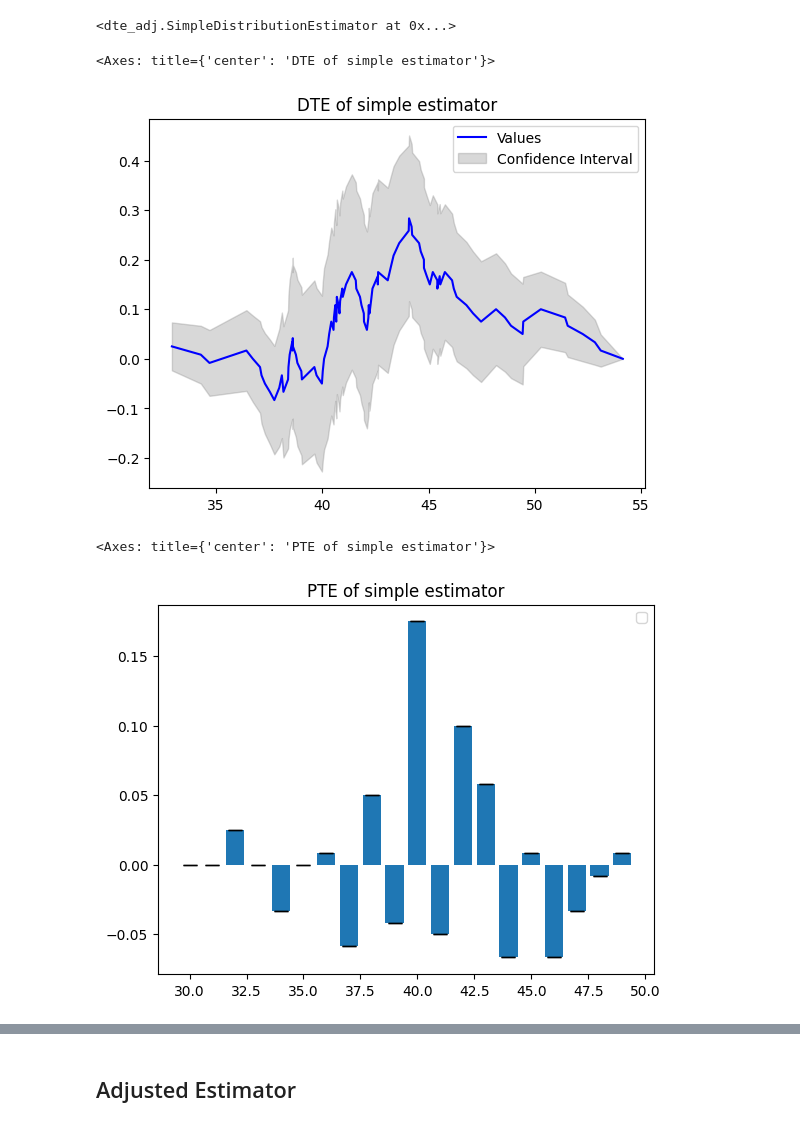
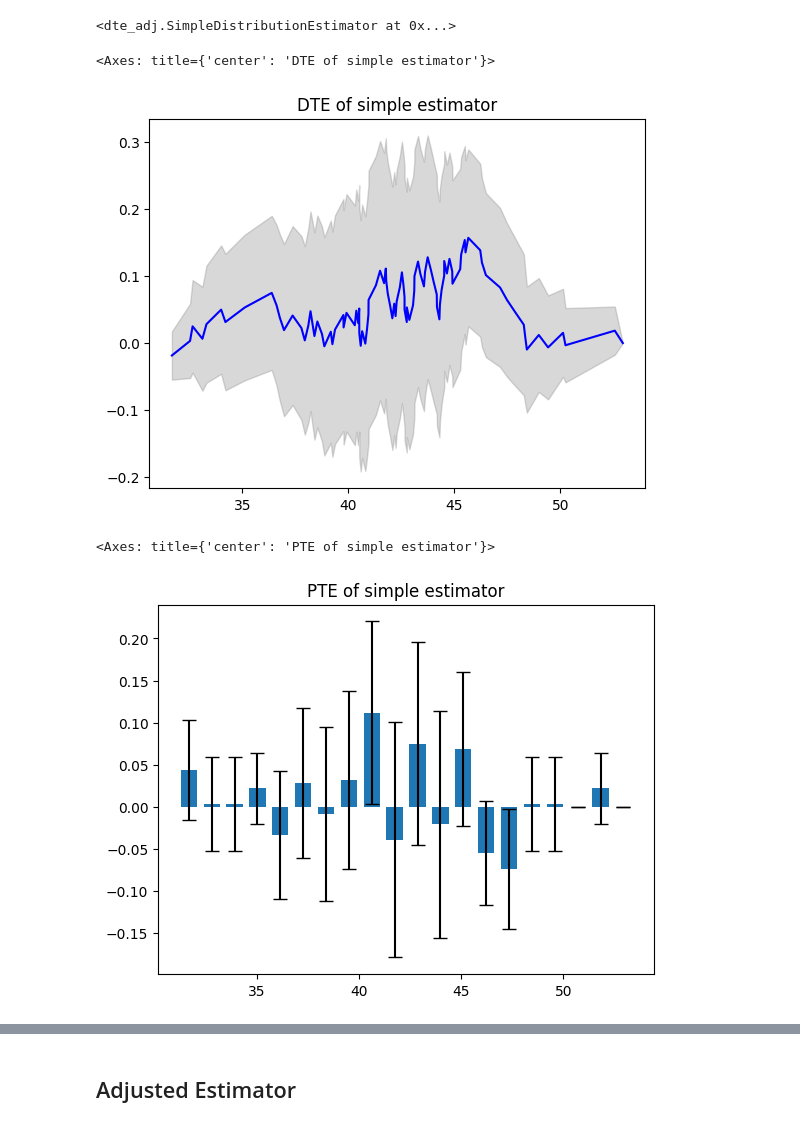
Before and after one commit to CyberAgentAILab/python-dte-adjustment, a Jupyter notebook: example/example.ipynb, the cells around one changed output, grey strips where cells are left out. Drawn from its saved outputs; the diff is of its cells as text; code cells hidden in the pictures.

```diff
--- a/example/example.ipynb
+++ b/example/example.ipynb
@@ -79,14 +79,15 @@ estimator.fit(X, D, Y)
 # %% [output]
 <dte_adj.SimpleDistributionEstimator at 0x...>
 # %%
-dte = estimator.predict_dte(0, 1, locations=np.sort(Y[:100]), variance_type="simple")
-plot(np.sort(Y[:100]), dte[0], dte[1], dte[2], title="DTE of simple estimator")
+dte, lower_bound, upper_bound = estimator.predict_dte(target_treatment_arm=1, control_treatment_arm=0, locations=np.sort(Y), variance_type="simple")
+plot(np.sort(Y), dte, lower_bound, upper_bound, title="DTE of simple estimator")
 # %% [output]
 <Axes: title={'center': 'DTE of simple estimator'}>
-[figure, old version]
+[figure, new version]
 # %%
-pte = estimator.predict_pte(0, 1, width=1,locations=np.arange(30, 50))
-plot(np.arange(30, 50), pte[0], pte[1], pte[2], chart_type="bar", title="PTE of simple estimator")
+locations = np.linspace(Y.min(), Y.max(), 20)
+pte, lower_bound, upper_bound = estimator.predict_pte(target_treatment_arm=1, control_treatment_arm=0, width=1, locations=locations)
+plot(locations, pte, lower_bound, upper_bound, chart_type="bar", title="PTE of simple estimator")
 # %% [output]
 <Axes: title={'center': 'PTE of simple estimator'}>
-[figure, old version]
+[figure, new version]
```
Also changed, not shown: parts of 8 cells of this notebook, 14 other files.
